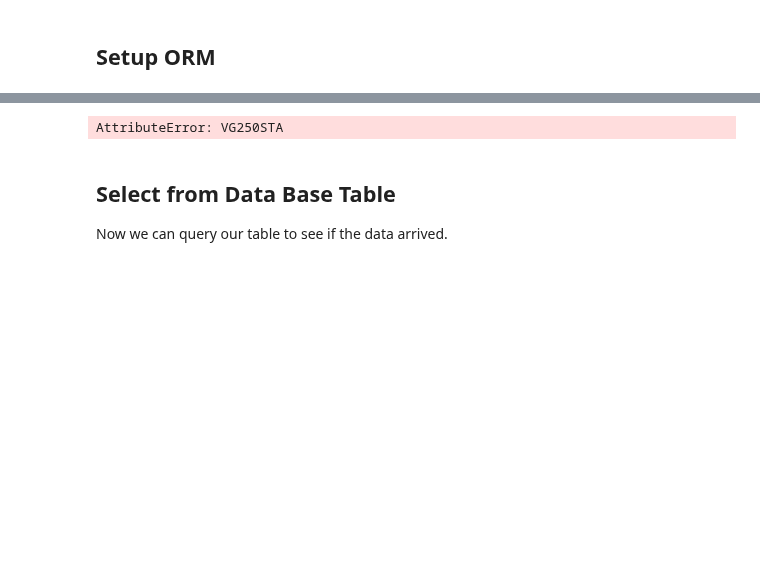
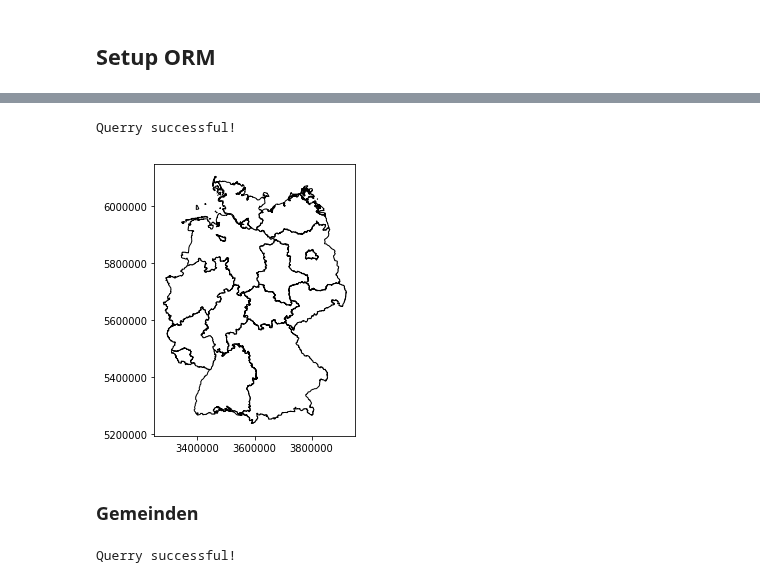
Before and after one commit to OpenEnergyPlatform/academy, a Jupyter notebook: api/OEP-oedialect_eGoDP.ipynb, the cells around one changed output, grey strips where cells are left out. Saved outputs shown, nothing was run; the diff lists cells and outputs as text; code cells hidden in the pictures; blank space fills up the shorter version.

Commit message:
add plotting and data handling for eGoDP main tables

```diff
--- a/api/OEP-oedialect_eGoDP.ipynb
+++ b/api/OEP-oedialect_eGoDP.ipynb
@@ -35,10 +44,10 @@ Token:········
 Now we'll create an sql-alchemy-engine. The engine is what 'speaks' oedialect to the data base api. We need to tell it where the data base is and pass our credentials.
 # %%
 # Create Engine:
-OEP_URL = 'openenergy-platform.org' #'193.175.187.164' #'oep.iks.cs.ovgu.de'
-OED_STRING = f'postgresql+oedialect://{user}:{token}@{OEP_URL}'
+oep_url = 'openenergy-platform.org' #'193.175.187.164' #'oep.iks.cs.ovgu.de'
+oed = f'postgresql+oedialect://{user}:{token}@{oep_url}'
 
-engine = sa.create_engine(OED_STRING)
+engine = sa.create_engine(oed)
 metadata = sa.MetaData(bind=engine)
 print(metadata)
 # %% [output]
@@ -67,7 +74,21 @@ ImportError: cannot import name 'VG250STA'
-# %%
-saio.model_draft.VG250STA
-# %% [output]
-AttributeError: VG250STA
-# %% [markdown]
-## Select from Data Base Table
-Now  we can query our table to see if the data arrived.
+# %%
+Session = sessionmaker(bind=engine)
+session = Session()
+try:
+    df_lan = saio.as_pandas(session.query(BkgVg250Lan))
+    session.commit()
+    print('Querry successful!')
+except Exception as e:
+    session.rollback()
+    raise
+    print('Querry incomplete!')
+finally:
+    session.close()
+# %% [output]
+Querry successful!
+# %%
+ax = df_lan.plot(figsize=(5, 5), color='white', edgecolor='black')
+# %% [output]
+[figure, added]
+# %% [markdown]
+### Gemeinden
@@ -73,0 +98,15 @@ Now  we can query our table to see if the data arrived.
+# %%
+Session = sessionmaker(bind=engine)
+session = Session()
+try:
+    df_krs = saio.as_pandas(session.query(BkgVg250Krs))
+    session.commit()
+    print('Querry successful!')
+except Exception as e:
+    session.rollback()
+    raise
+    print('Querry incomplete!')
+finally:
+    session.close()
+# %% [output]
+Querry successful!
```
Also changed, not shown: parts of 30 cells of this notebook.
